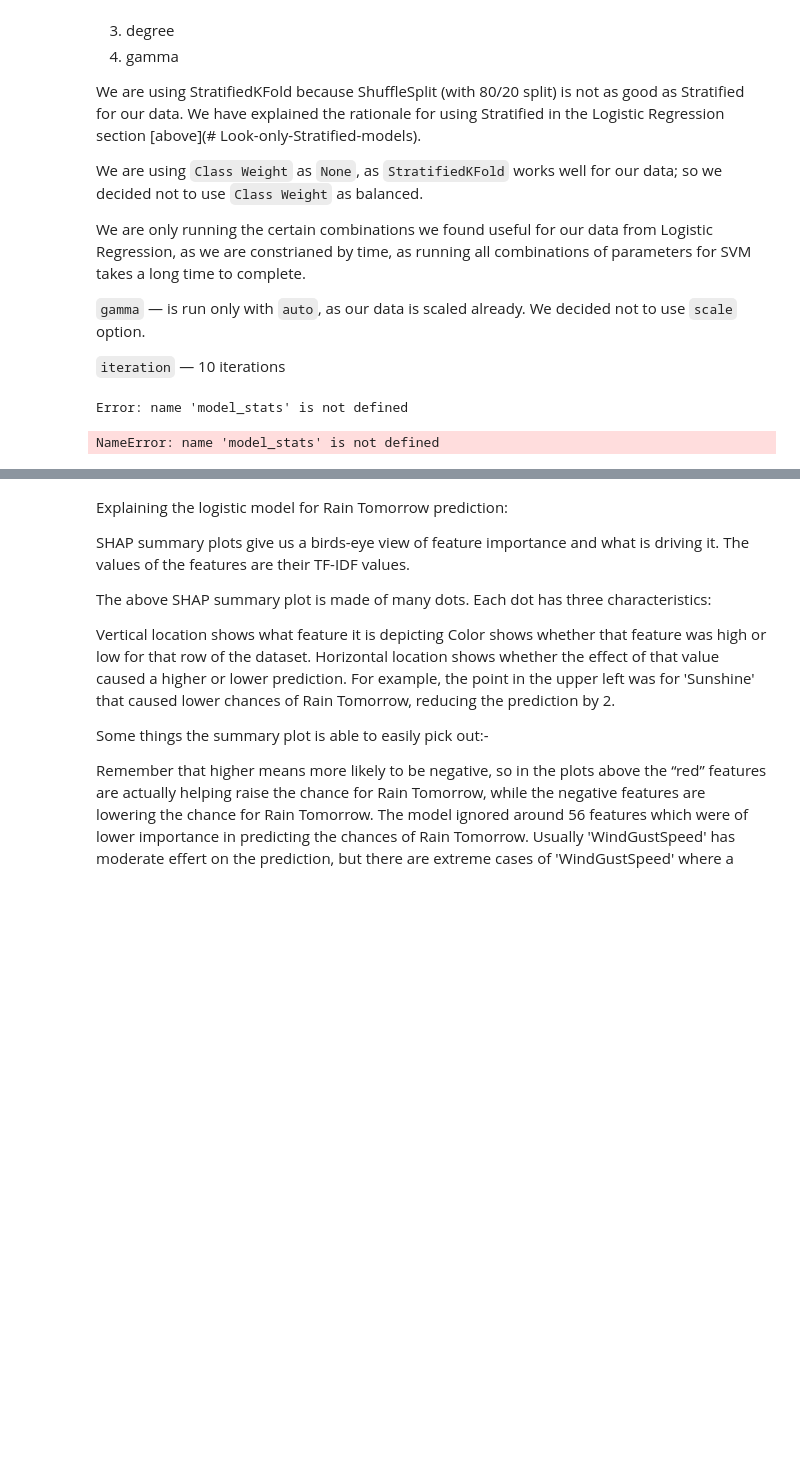
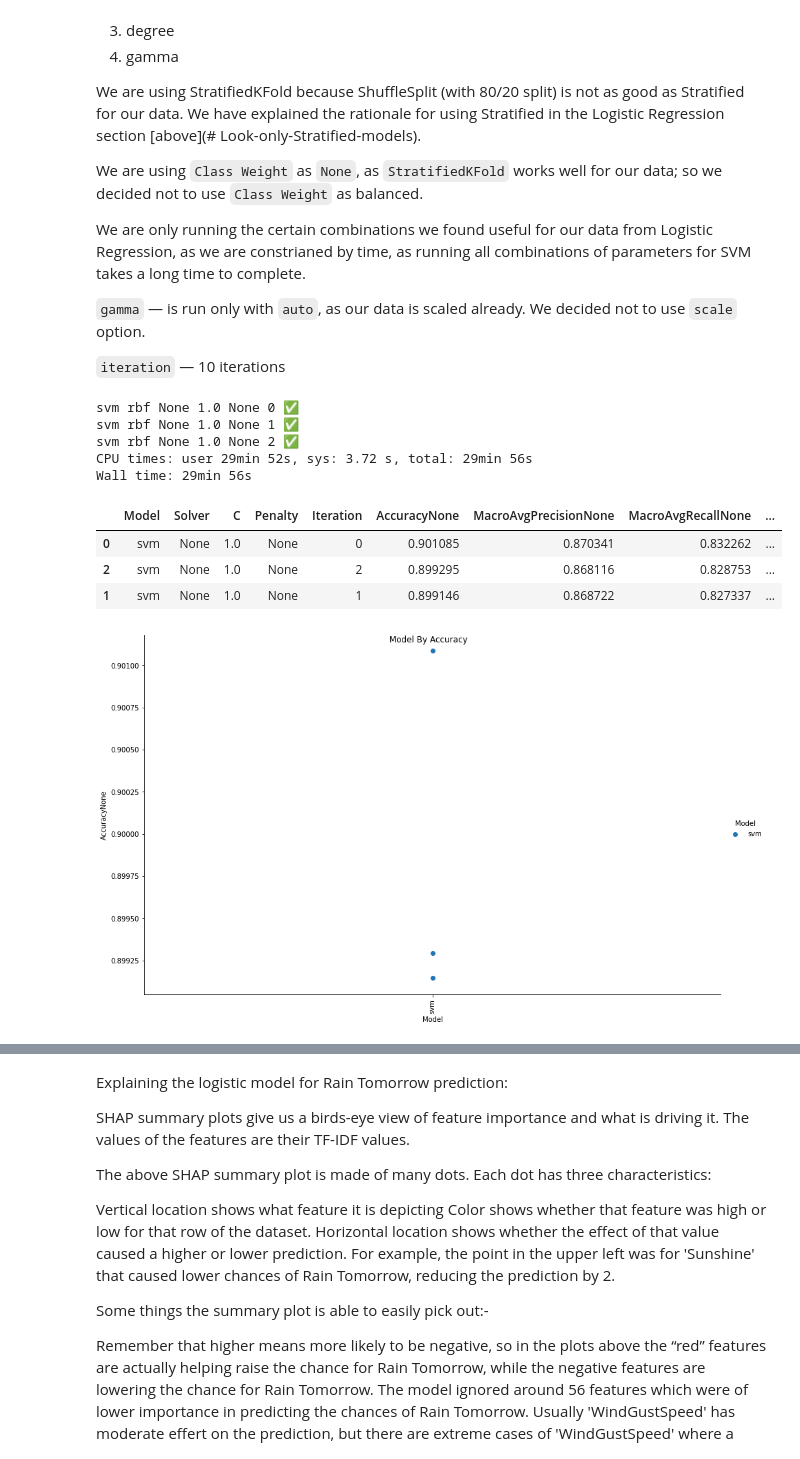
Before and after one commit to ravisiv/AussieWeatherEDA, a Jupyter notebook: MiniLab_Group3_Chowdhury_Mittal_Srivastava_Sivaraman.ipynb, the cells around one changed output, grey strips where cells are left out. Drawn from its saved outputs; the diff is of its cells as text; code cells hidden in the pictures; blank space fills up the shorter version.

```diff
--- a/MiniLab_Group3_Chowdhury_Mittal_Srivastava_Sivaraman.ipynb
+++ b/MiniLab_Group3_Chowdhury_Mittal_Srivastava_Sivaraman.ipynb
@@ -762,15 +720,3 @@ top_model
-# %%
-roc_auc =metrics.auc([0.,0.0591311, 1.],[0.,0.64278846,1.])
-fpr = [0.,0.0591311, 1.]
-tpr = [0.,0.64278846,1.]
-plt.plot(fpr, tpr, 'b', label = 'AUC = %0.2f' % roc_auc)
-plt.legend(loc = 'lower right')
-plt.plot([0, 1], [0, 1],'r--')
-plt.xlim([0, 1])
-plt.ylim([0, 1])
-plt.ylabel('True Positive Rate')
-plt.xlabel('False Positive Rate')
-plt.show()
 # %% [markdown]
 ## SVM Model
 # %% [markdown]
@@ -832,7 +778,11 @@ def create_svm_model(df, C, iterations):
     model_type = "svm"
     kernel = "rbf"
     penalty = None
+    cw = None
     stats_dict = {}
+    solver = None
+    classes = None
+
 
     for train_indices, test_indices in cv_data.split(X,y):
         X_train = X[train_indices]
@@ -880,7 +830,7 @@ def create_svm_model(df, C, iterations):
                           abs(weighted_avg_precision-macro_avg_precision),
                           fpr, tpr ]
 
-            print(model_type, rbf,cw,C,penalty,iter_num,"✅")
+            print(model_type, kernel,cw,C,penalty,iter_num,"✅")
         except Exception as e:
             print('Error:', str(e))
             raise
@@ -899,4 +847,5 @@ model_perf_df.sort_values(by=['Accuracy'],ascending=False).head(5)
 # %%
+%%time
 #C=[1.0, 10.0, 100.0]
 
 model_stats_columns=["Model","Solver", "C", "Penalty","Iteration",
@@ -908,13 +857,16 @@ model_stats_columns=["Model","Solver", "C", "Penalty","Iteration",
                         ]
 
 C=[1.0]
-iterations = 10
+iterations = 3
 
 model_perf_svm_df = pd.DataFrame(columns= model_stats_columns)
 
 for c_i in C:
     df_ret_svm = create_svm_model(df=df_model, C=c_i ,iterations=iterations)
-    model_perf_svm_df = model_perf_svm_df.append(dt_ret_svm)
+    model_perf_svm_df = model_perf_svm_df.append(df_ret_svm)
 # %% [output]
-Error: name 'model_stats' is not defined
+svm rbf None 1.0 None 0 ✅
+svm rbf None 1.0 None 1 ✅
+svm rbf None 1.0 None 2 ✅
+CPU times: user 29min 52s, sys: 3.72 s, total: 29min 56s
+Wall time: 29min 56s
-NameError: name 'model_stats' is not defined
@@ -934,0 +873,18 @@ for index, row in df_ret_svm.iterrows():
+# %%
+model_perf_svm_df.sort_values(by=['AccuracyNone'],ascending=False).head(5)
+# %% [output]
+|  | Model | Solver | C | Penalty | Iteration | AccuracyNone | MacroAvgPrecisionNone | MacroAvgRecallNone | ... |
+| 0 | svm | None | 1.0 | None | 0 | 0.901085 | 0.870341 | 0.832262 | ... |
+| 2 | svm | None | 1.0 | None | 2 | 0.899295 | 0.868116 | 0.828753 | ... |
+| 1 | svm | None | 1.0 | None | 1 | 0.899146 | 0.868722 | 0.827337 | ... |
+# %%
+from  matplotlib import pyplot
+import seaborn
+fg = seaborn.FacetGrid(data=model_perf_svm_df, hue='Model', height=8, aspect=1.61)
+fg.map(pyplot.scatter, 'Model', 'AccuracyNone').add_legend()
+fg.fig.suptitle('Model By Accuracy')
+
+for i, ax in enumerate(fg.fig.axes):   ## getting all axes of the fig object
+     ax.set_xticklabels(ax.get_xticklabels(), rotation = 90)
+# %% [output]
+[figure, added]
```
Also changed, not shown: parts of 27 cells of this notebook.
